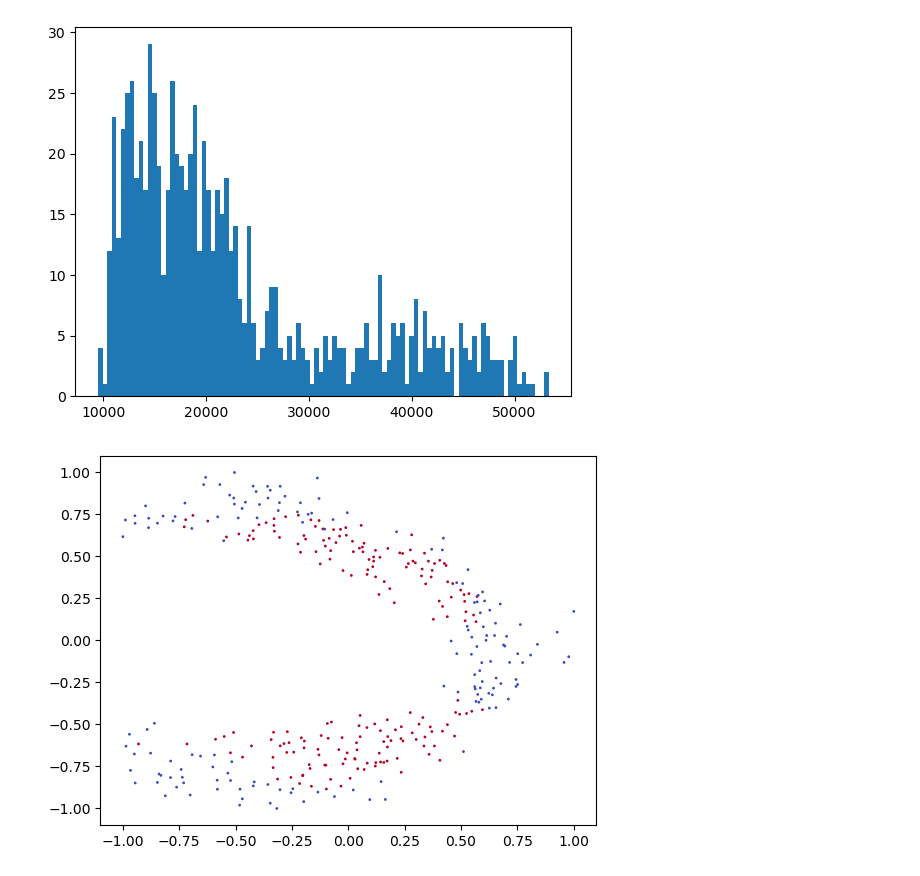
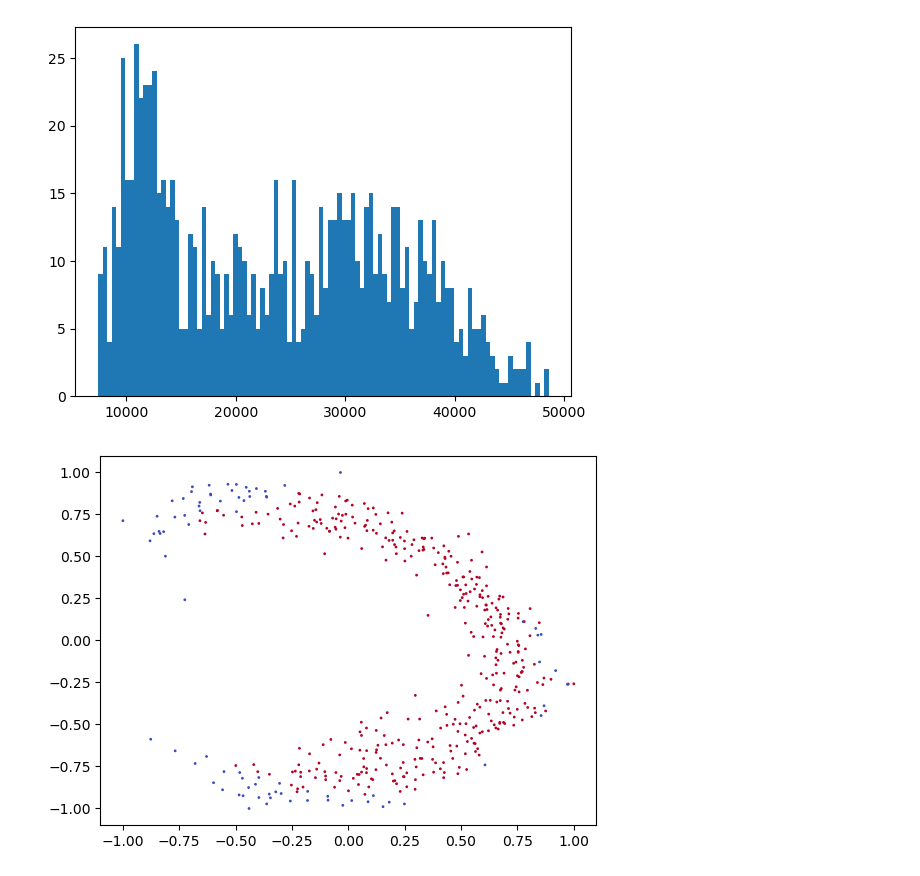
Before and after one commit to chenyenchung/Chen_et_al_2026_microscopy_quant, a Jupyter notebook: Vsx1-LOF-Mi4/preprocess.ipynb, the cells around one changed output. Saved outputs shown, nothing was run; the diff lists cells and outputs as text; code cells hidden in the pictures.

```diff
--- a/Vsx1-LOF-Mi4/preprocess.ipynb
+++ b/Vsx1-LOF-Mi4/preprocess.ipynb
@@ -76,8 +76,8 @@ def standardize(mat, dims=(0, 1)):
 
     return out
 # %%
-sname = 'data/mChi_2_ct_run.tif'
-roi = tifffile.imread('data/mChi_2_run_0.241_cp_masks.tif')
+sname = 'data/VKD_4_ct_run.tif'
+roi = tifffile.imread('data/VKD_4_ct_run_cp_masks.tif')
 signal = tifffile.imread(sname)
 # %%
 if signal.ndim == 4:
@@ -115,12 +115,12 @@ outdf = pd.DataFrame(out)
 # %%
 _ = plt.hist(outdf['int_0'], bins = 100)
 # %% [output]
-[figure, old version]
+[figure, new version]
 # %%
 pca = PCA(n_components=3, svd_solver='auto')
 pcaobj = pca.fit_transform(outdf[['centroid_x', 'centroid_y', 'centroid_z']].to_numpy())
 # %%
-thres = 25000
+thres = 22500
 with_ct = pcaobj[outdf['int_0'] > thres, 2]
 
 with_ct_min = np.percentile(with_ct, 10)
@@ -129,13 +129,13 @@ depth_to_keep = [pcaobj[i, 2] < with_ct_max and pcaobj[i, 2] > with_ct_min for i
 outdf = outdf[depth_to_keep].reset_index(drop=True)
 pcamat = pcaobj[depth_to_keep, :]
 # %%
-rot = 95
+rot = -75
 pcamat2 = standardize(rotate(pcamat, rot))
 
 _ = plt.scatter(
   pcamat2[:, 0], pcamat2[:, 1], s = 1,
   c=[outdf['int_0'][i] > thres for i in range(outdf.shape[0])],
   cmap='coolwarm'
 )
 # %% [output]
-[figure, old version]
+[figure, new version]
```
Also changed, not shown: 10 other files.
